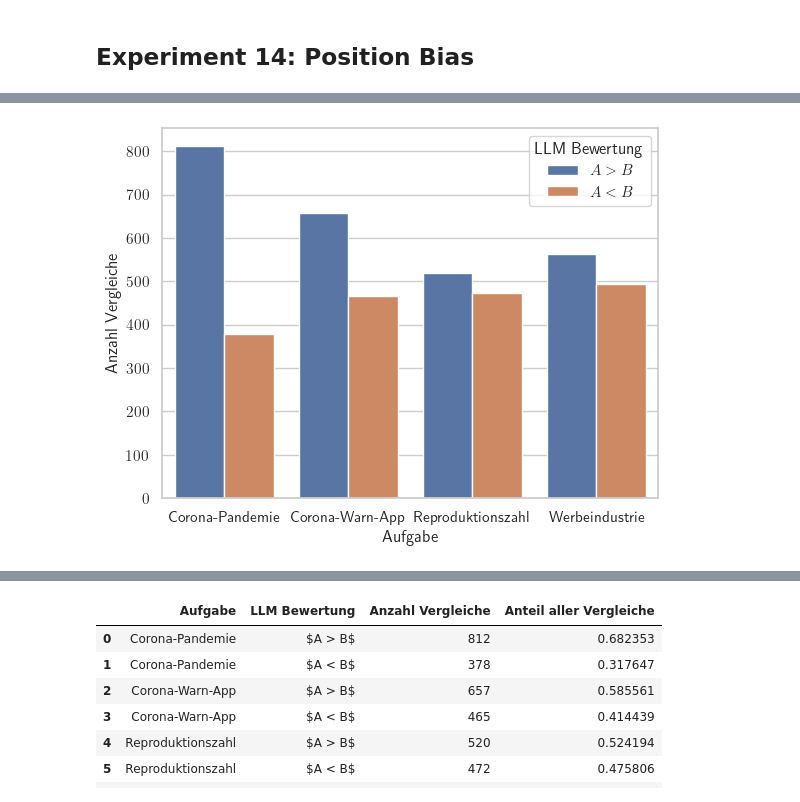
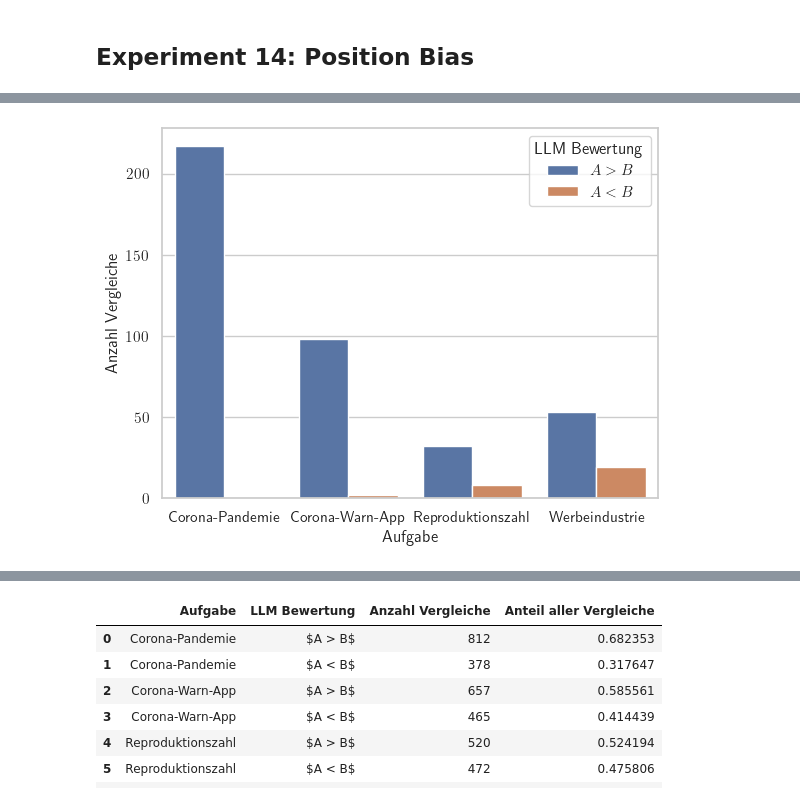
Before and after one commit to cortex359/matse-aachen.seminararbeit, a Jupyter notebook: log_analysis.ipynb, the cells around one changed output, grey strips where cells are left out. Cells and saved outputs as stored; diff of their text form; code cells hidden in the pictures.

```diff
--- a/log_analysis.ipynb
+++ b/log_analysis.ipynb
@@ -329,0 +366,12 @@ sum([i[1] for i in result_pairs['014.1']])
+# %%
+exp14 = pd.DataFrame({
+    'Aufgabe': ['Corona-Pandemie', 'Corona-Warn-App', 'Reproduktionszahl', 'Werbeindustrie'],
+    '$A > B$': [i[0] for i in pos_bias.values()],
+    '$A < B$': [i[1] for i in pos_bias.values()],
+    'Vergleiche': [len(v)//2 for v in comparisons.values()]
+})
+# %%
+exp14['$A > B$ [\\%]'] = exp14['$A > B$'] / exp14['Vergleiche']
+exp14['$A < B$ [\\%]'] = exp14['$A < B$'] / exp14['Vergleiche']
+# %%
+exp14.set_index('Aufgabe')
@@ -330,16 +385,16 @@ sum([i[1] for i in result_pairs['014.1']])
 # %%
-exp14 = pd.DataFrame({
-    'Aufgabe': ['Corona-Pandemie', 'Corona-Warn-App', 'Reproduktionszahl', 'Werbeindustrie'],
-    '$A > B$': [812, 657, 520, 562],
-    '$A < B$': [378, 465, 472, 494]
-})
+#exp14 = pd.DataFrame({
+#    'Aufgabe': ['Corona-Pandemie', 'Corona-Warn-App', 'Reproduktionszahl', 'Werbeindustrie'],
+#    '$A > B$': [812, 657, 520, 562],
+#    '$A < B$': [378, 465, 472, 494]
+#})
 # %%
 sns.set_theme(style="whitegrid")
 
-df = exp14.set_index('Aufgabe').stack()
+df = exp14[['Aufgabe', '$A > B$', '$A < B$']].set_index('Aufgabe').stack()
 df = df.reset_index()
 df.columns = ['Aufgabe', 'LLM Bewertung', 'Anzahl Vergleiche']
 sns.barplot(df, x='Aufgabe', y='Anzahl Vergleiche', hue='LLM Bewertung')
 plt.show()
 # %% [output]
-[figure, old version]
+[figure, new version]
```
Also changed, not shown: parts of 8 cells of this notebook, 5 other files.
